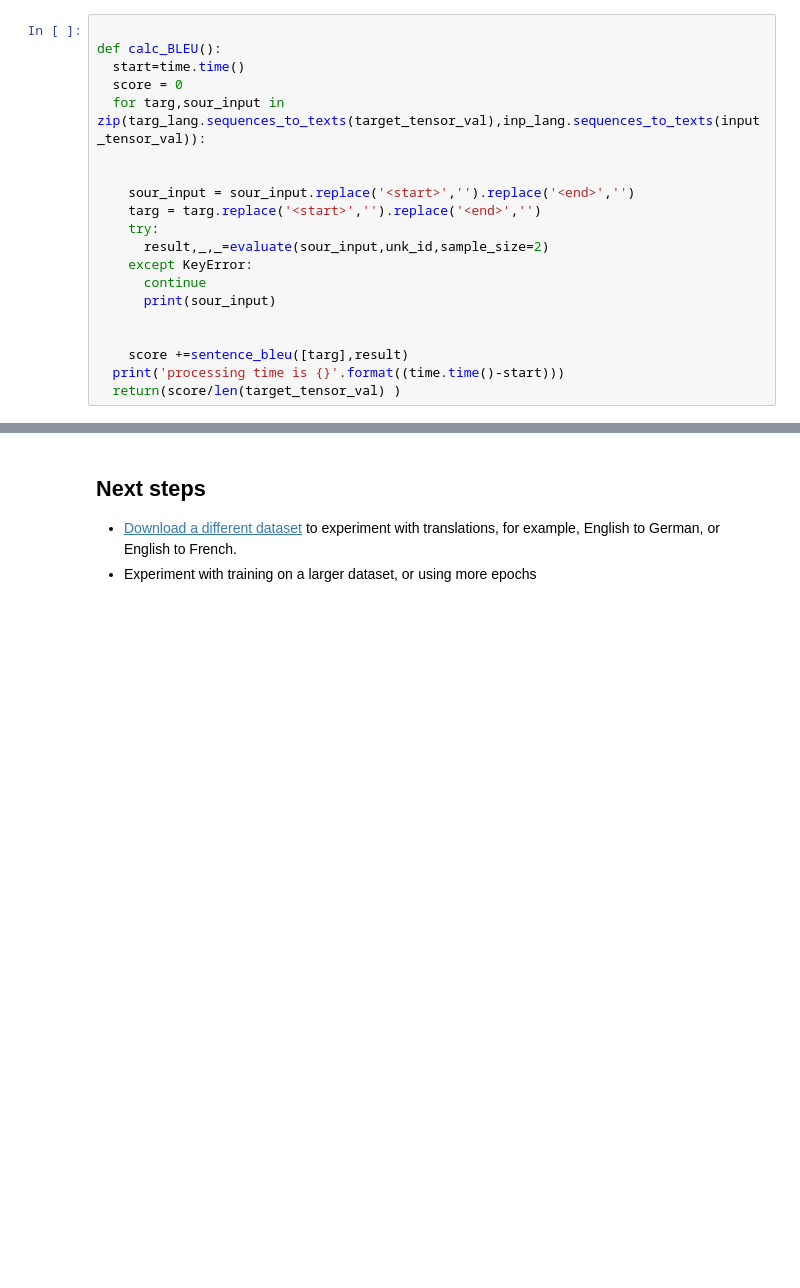
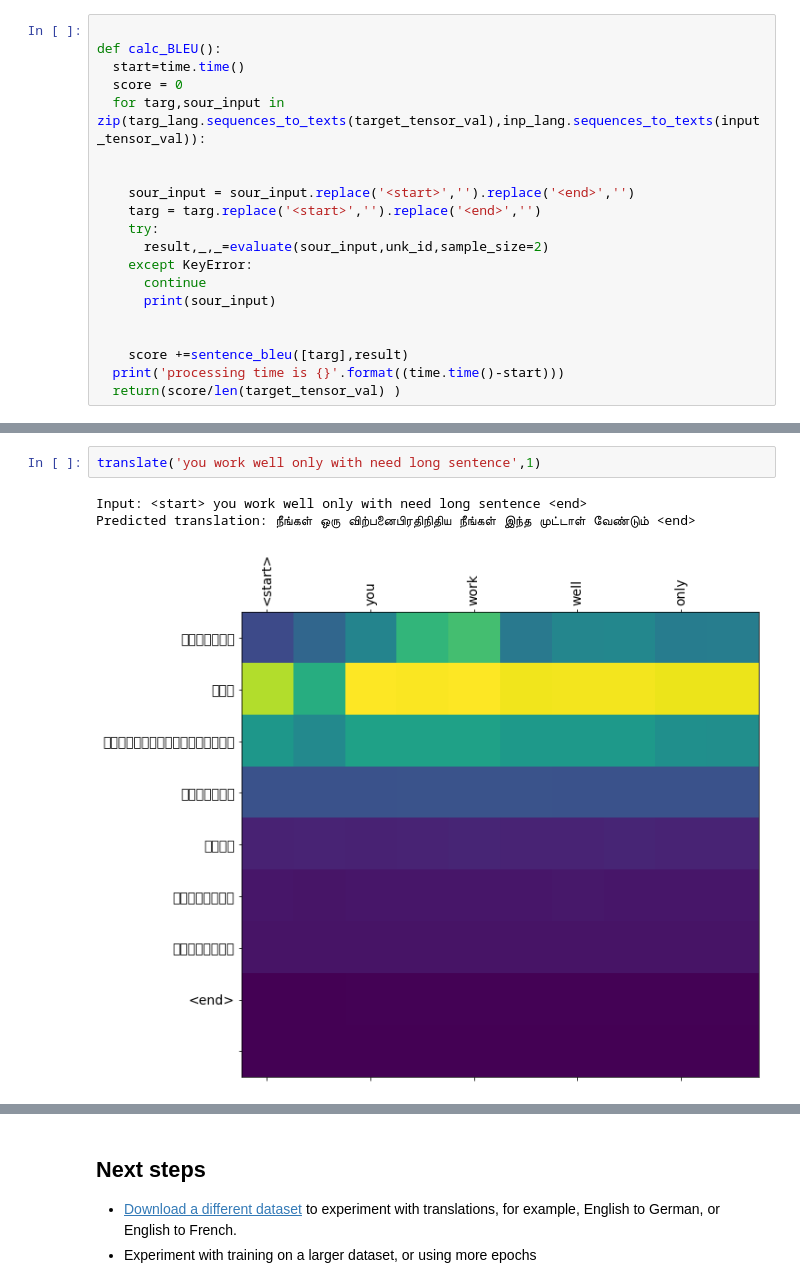
Before and after one commit to praveenjune17/Neural-Machine-Translation-English-Tamil-model, a Jupyter notebook: eng_tam_NMT_using_BGRU(avg)_encoder.ipynb, the cells around one changed output, grey strips where cells are left out. Drawn from its saved outputs; the diff is of its cells as text; blank space fills up the shorter version.

```diff
--- a/eng_tam_NMT_using_BGRU(avg)_encoder.ipynb
+++ b/eng_tam_NMT_using_BGRU(avg)_encoder.ipynb
@@ -674,3 +676,9 @@ print(Bleu_score)
+# %%
+translate('you work well only with need long sentence',1)
+# %% [output]
+Input: <start> you work well only with need long sentence <end>
+Predicted translation: நீங்கள் ஒரு விற்பனைபிரதிநிதிய நீங்கள் இந்த முட்டாள் வேண்டும் <end>
+[figure, added]
 # %%
 random.seed(2)
 n=1
```
Also changed, not shown: parts of 18 cells of this notebook.
